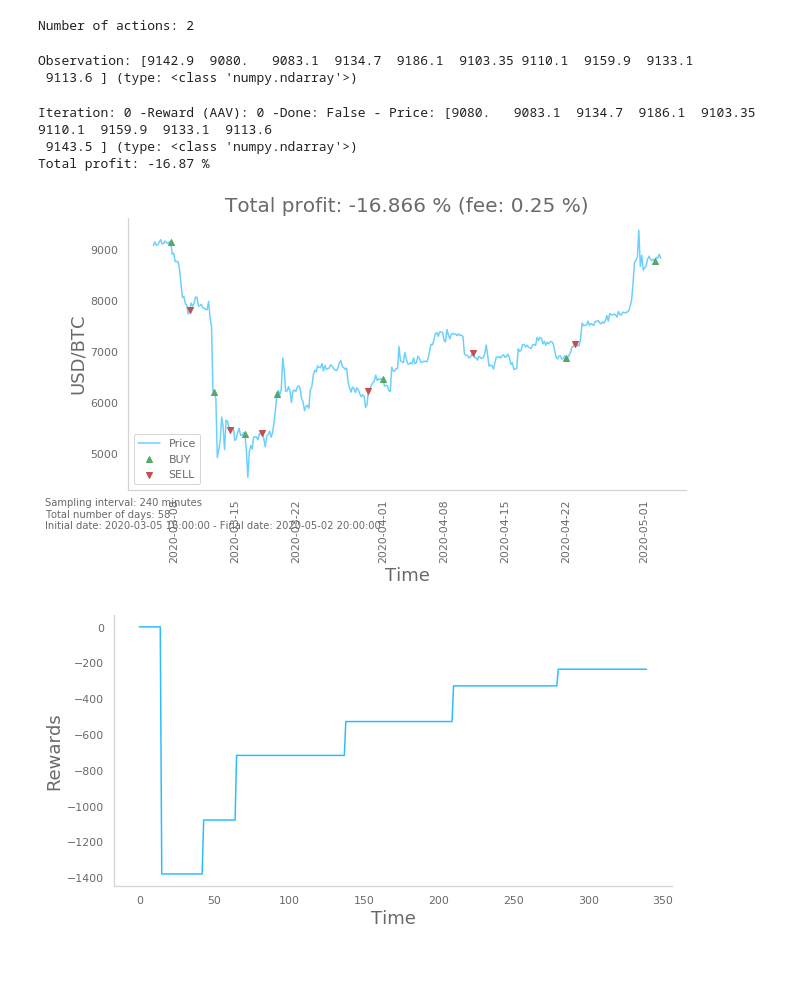
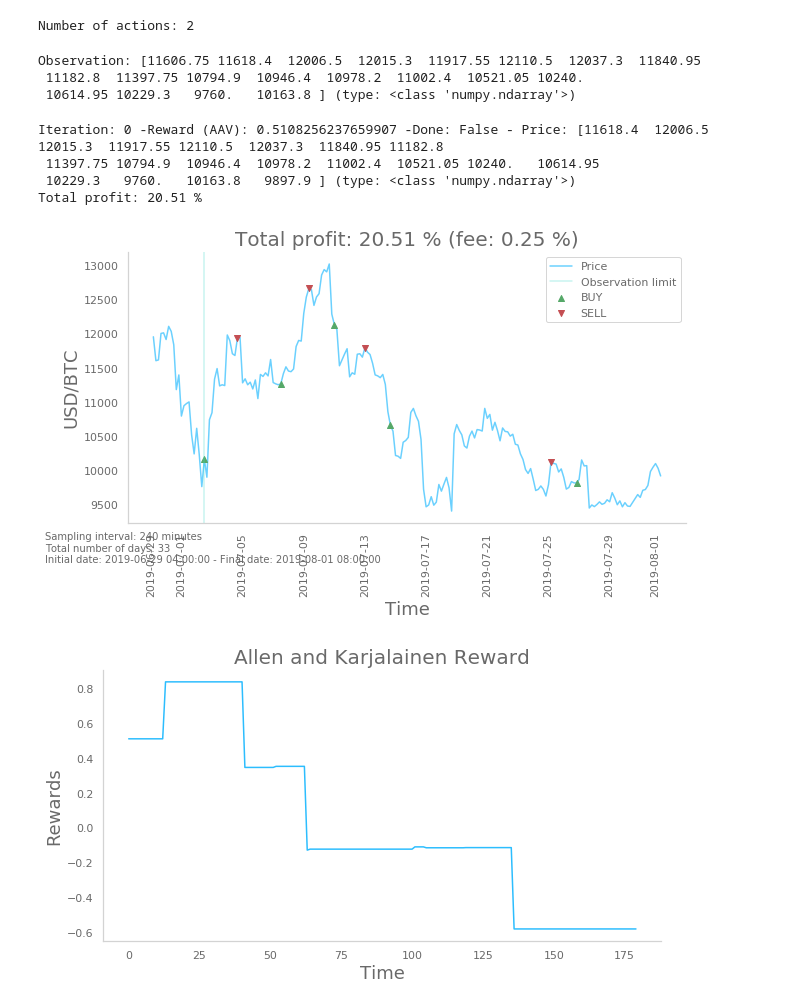
Before and after one commit to damiano9669/gym-trading, a Jupyter notebook: example.ipynb, the cells around one changed output. Saved outputs shown, nothing was run; the diff lists cells and outputs as text; code cells hidden in the pictures; blank space fills up the shorter version.

Commit message:
Allen and Karjalainen Reward

```diff
--- a/example.ipynb
+++ b/example.ipynb
@@ -10,7 +11,7 @@ import numpy as np
 np.random.seed(0)
 # %%
 # creating environment
-env = gym.make('trading-v0', n_samples=350, sampling_every=16, stack_size=10, fee=0.25)
+env = gym.make('trading-v0', n_samples=200, sampling_every=16, random_initial_date=True, stack_size=20, fee=0.25)
 
 print('Number of actions:', env.action_space.n)
 # %% [output]
@@ -20,8 +21,9 @@ Number of actions: 2
 observation = env.reset()  # the observation is the price of the bitcoin at this timestamp.
 print(f'Observation: {observation} (type: {type(observation)})')
 # %% [output]
-Observation: [9142.9  9080.   9083.1  9134.7  9186.1  9103.35 9110.1  9159.9  9133.1
- 9113.6 ] (type: <class 'numpy.ndarray'>)
+Observation: [11606.75 11618.4  12006.5  12015.3  11917.55 12110.5  12037.3  11840.95
+ 11182.8  11397.75 10794.9  10946.4  10978.2  11002.4  10521.05 10240.
+ 10614.95 10229.3   9760.   10163.8 ] (type: <class 'numpy.ndarray'>)
 # %%
 rewards = []
 # simulating a trading session
@@ -42,17 +44,19 @@ while not done:
 
 print(f'Total profit: {round(env.get_profit(), 2)} %')
 # %% [output]
-Iteration: 0 -Reward (AAV): 0 -Done: False - Price: [9080.   9083.1  9134.7  9186.1  9103.35 9110.1  9159.9  9133.1  9113.6
- 9143.5 ] (type: <class 'numpy.ndarray'>)
-Total profit: -16.87 %
+Iteration: 0 -Reward (AAV): 0.5108256237659907 -Done: False - Price: [11618.4  12006.5  12015.3  11917.55 12110.5  12037.3  11840.95 11182.8
+ 11397.75 10794.9  10946.4  10978.2  11002.4  10521.05 10240.   10614.95
+ 10229.3   9760.   10163.8   9897.9 ] (type: <class 'numpy.ndarray'>)
+Total profit: 20.51 %
 # %%
 env.render()
 # %% [output]
-[figure, old version]
+[figure, new version]
 # %%
 plt.plot(rewards)
+plt.title('Allen and Karjalainen Reward')
 plt.xlabel('Time')
 plt.ylabel('Rewards')
 plt.show()
 # %% [output]
-[figure, old version]
+[figure, new version]
```
Also changed, not shown: parts of 1 cell of this notebook, 5 other files.
